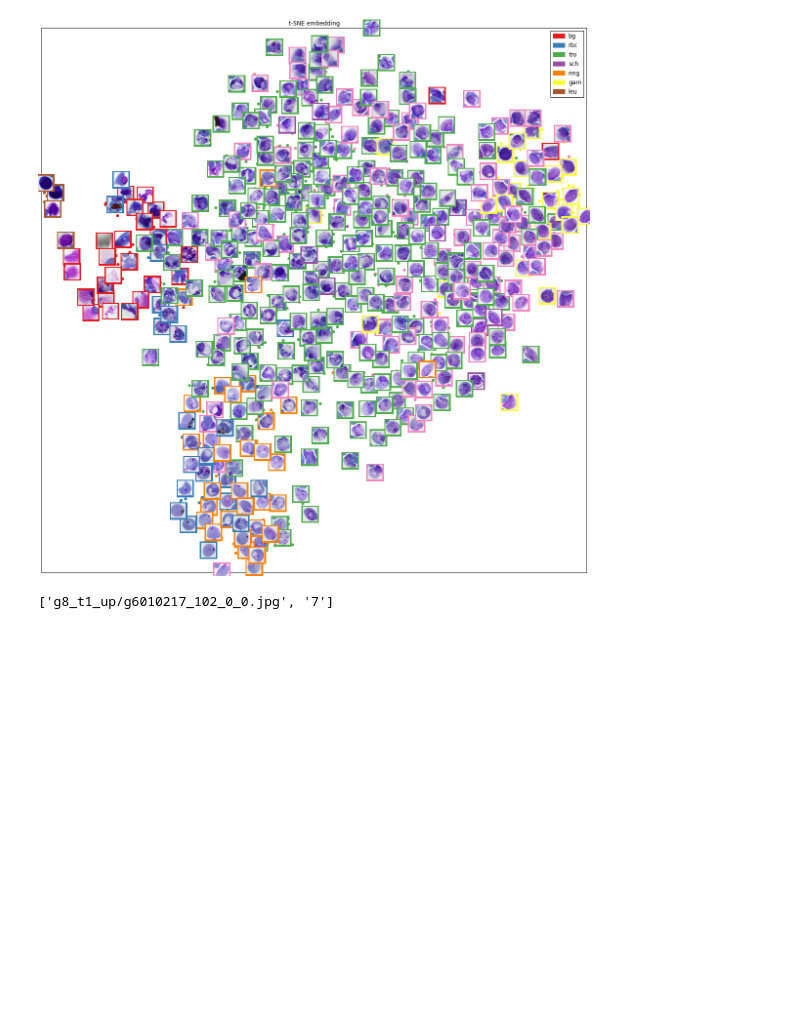
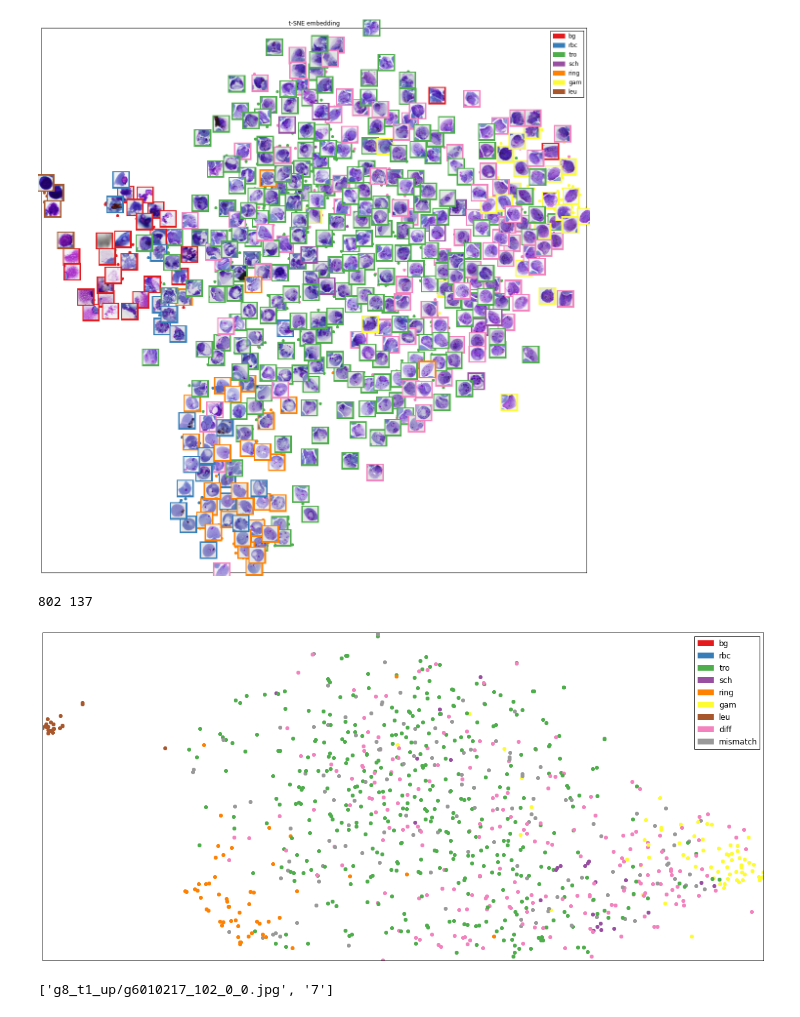
Before and after one commit to jhung0/VOC_format, a Jupyter notebook: tsne.ipynb, the cells around one changed output. Cells and saved outputs as stored; diff of their text form; code cells hidden in the pictures; blank space fills up the shorter version.

```diff
--- a/tsne.ipynb
+++ b/tsne.ipynb
@@ -202,14 +241,17 @@ out.shape
 # %%
 #X: samples x features,
 #y: corresponding labels (according to the model output)
-X = np.array([]).reshape(0,1024)
+
+#X = np.array([]).reshape(0,1024)
+X = np.array([]).reshape(0,2048, 75, 100)
 y = np.array([])
 CONF_THRESH = 0.8
 NMS_THRESH = 0.3
 CLASSES = ('bg', 'rbc', 'tro', 'sch', 'ring', 'gam', 'leu', 'diff')
 classes = ('rbc', 'tro', 'sch', 'ring', 'gam', 'leu')
 
-for i in xrange(num_images):
+layer = 'res5c'
+for i in xrange(1):#num_images):
     input_image_file = filenames[i].strip()
     print i, input_image_file
     img = cv2.imread(os.path.join(data_dir, 'Images', input_image_file+'.jpg'))
@@ -219,12 +261,16 @@ for i in xrange(num_images):
     coordinates = np.array([np.array(map(int, annotation.strip().split(' ')[:-2])) for annotation in annotations])
     labels = [annotation.strip().split(' ')[-2] for annotation in annotations]
     difficult = [annotation.strip().split(' ')[-1] for annotation in annotations]
+    print img.shape
 
     #runs image through net (Detect object classes in an image given object proposals.)
-    scores, boxes = im_detect(net, img, coordinates)
+    scores, boxes = im_detect(net, img)#, coordinates)
 
     #get features from layer
     feat = net.blobs[layer].data
+    print feat.shape
+    print scores
+    print boxes
     for cls in classes:
         cls_ind = CLASSES.index(cls)
         #print cls, cls_ind
@@ -232,10 +278,10 @@ for i in xrange(num_images):
         cls_scores = scores[:, cls_ind]
 
         keep = np.where(cls_scores >= CONF_THRESH)[0]
-        #print keep
+        print len(keep)
         cls_boxes = cls_boxes[keep, :]
         cls_scores = cls_scores[keep]
-        cls_feat = feat[keep,:]
+        cls_feat = feat[keep,:, :, :]
 
         dets = np.hstack((cls_boxes,cls_scores[:, np.newaxis])).astype(np.float32)
         keep = nms(dets, NMS_THRESH)
@@ -244,6 +290,7 @@ for i in xrange(num_images):
 
         #print len(coordinates), X.shape, cls_feat[keep,:].shape
         #output = net.forward()
-        X = np.concatenate((X, cls_feat[keep,:]), axis=0)
+        print cls_feat.shape
+        X = np.concatenate((X, cls_feat[keep,:,:,:]), axis=0)
         y = np.append(y, np.array([cls_ind]*len(keep)))
 # %% [output]
@@ -337,7 +404,7 @@ for i in xrange(num_images):
     #print len(coordinates[i]), coordinates[i]
     #runs image through net (Detect object classes in an image given object proposals.)
     scores, boxes = im_detect(net, img, coordinates)
-
+    ''' '''
     #get features from layer
     feat = net.blobs[layer].data
     for cls in classes:
@@ -649,6 +742,21 @@ plt.show()
 [figure]
 [figure]
 [figure]
+# %%
+#compare 2 annotations
+import bhtsne
+num_points = 915
+#X_tsne = bhtsne.tsne(X[0:num_points, :], perplexity=50)
+
+subset =[x for x in range(len(y_other)) if y[x] !=0 and y[x]!=1 and y_other[x] != 0 and y_other[x] != 1]
+
+X_tsne = bhtsne.tsne(X, perplexity=30)
+plot_2annotations(X_tsne, y, y_other, subset, images=False)#input_image_file)
+#plot_2annotations(X_tsne, y, y_other, images=False)#input_image_file)
+plt.show()
+# %% [output]
+802 137
+[figure, added]
 # %%
 obj_info = filenames[0].strip().split(' ')
 print obj_info
```
Also changed, not shown: parts of 17 cells of this notebook, 5 other files.
